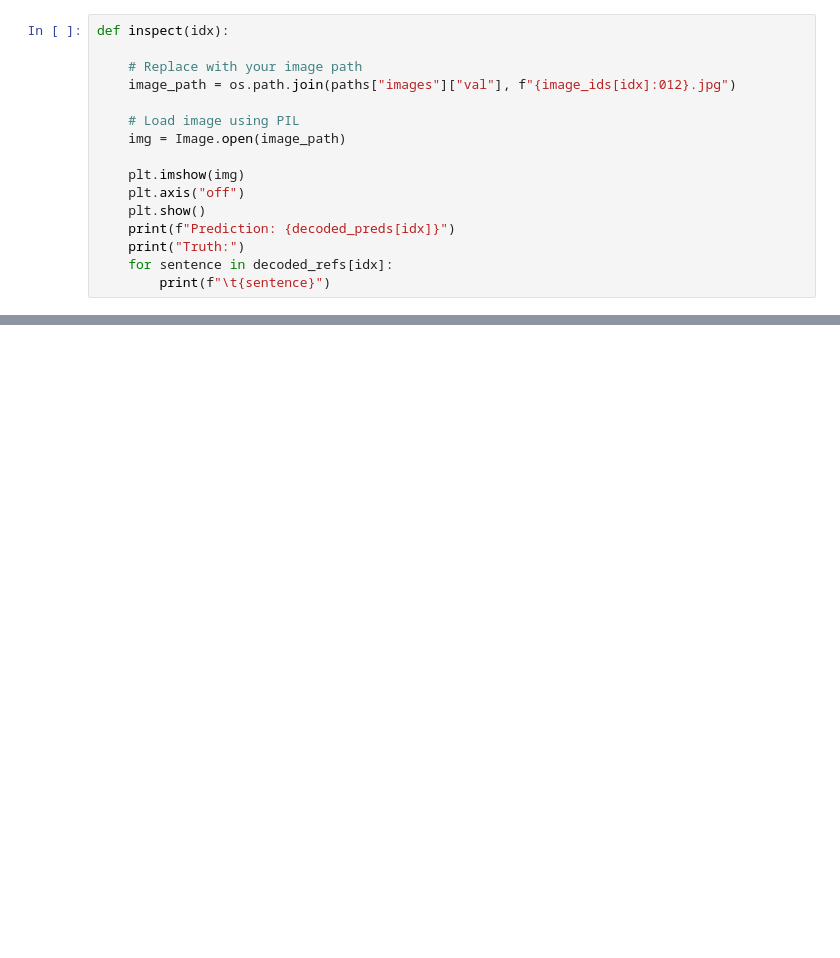
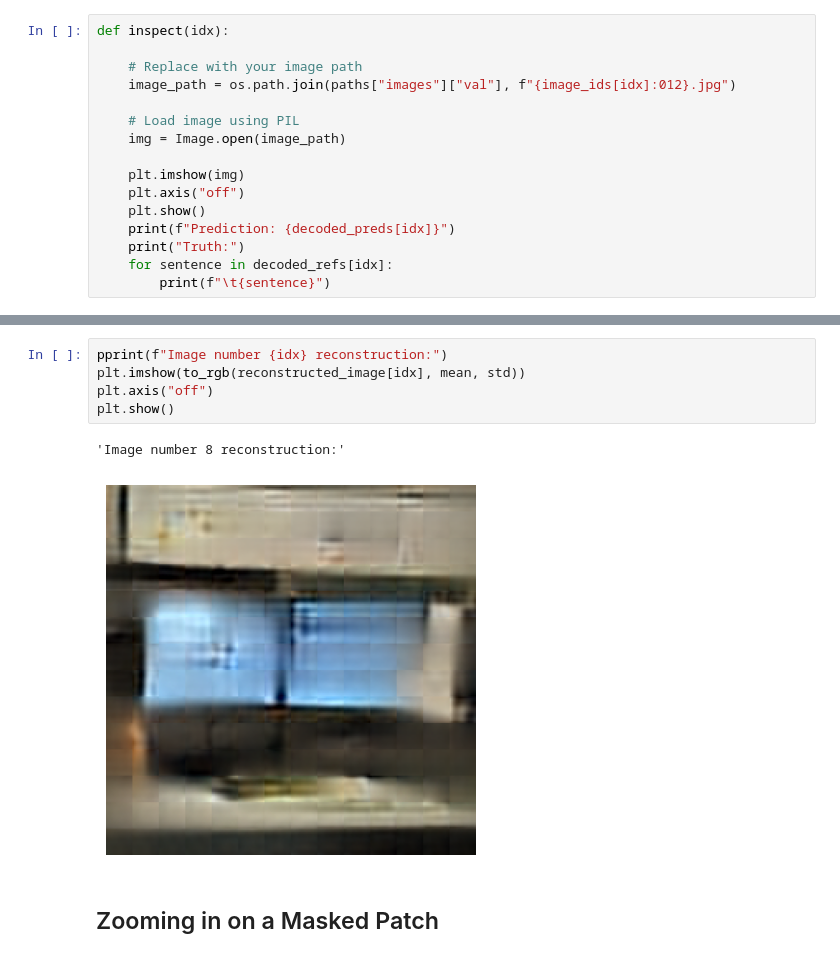
Before and after one commit to michaelkosmider/image_captioning, a Jupyter notebook: results.ipynb, the cells around one changed output, grey strips where cells are left out. Cells and saved outputs as stored; diff of their text form; blank space fills up the shorter version.

```diff
--- a/results.ipynb
+++ b/results.ipynb
@@ -184,0 +319,10 @@ torch.save(results, results_path, pickle_module=pickle)
+# %%
+pprint(f"Image number {idx} reconstruction:")
+plt.imshow(to_rgb(reconstructed_image[idx], mean, std))
+plt.axis("off")
+plt.show()
+# %% [output]
+'Image number 8 reconstruction:'
+[figure, added]
+# %% [markdown]
+## Zooming in on a Masked Patch
```
Also changed, not shown: parts of 32 cells of this notebook, 10 other files.
